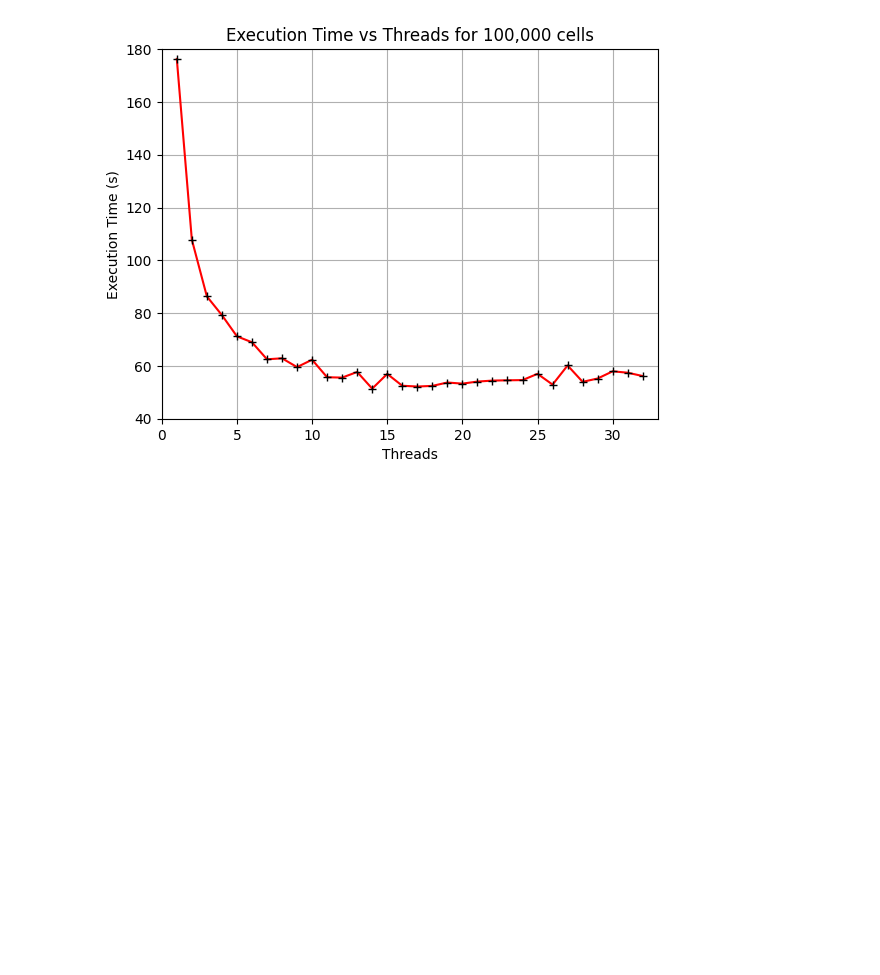
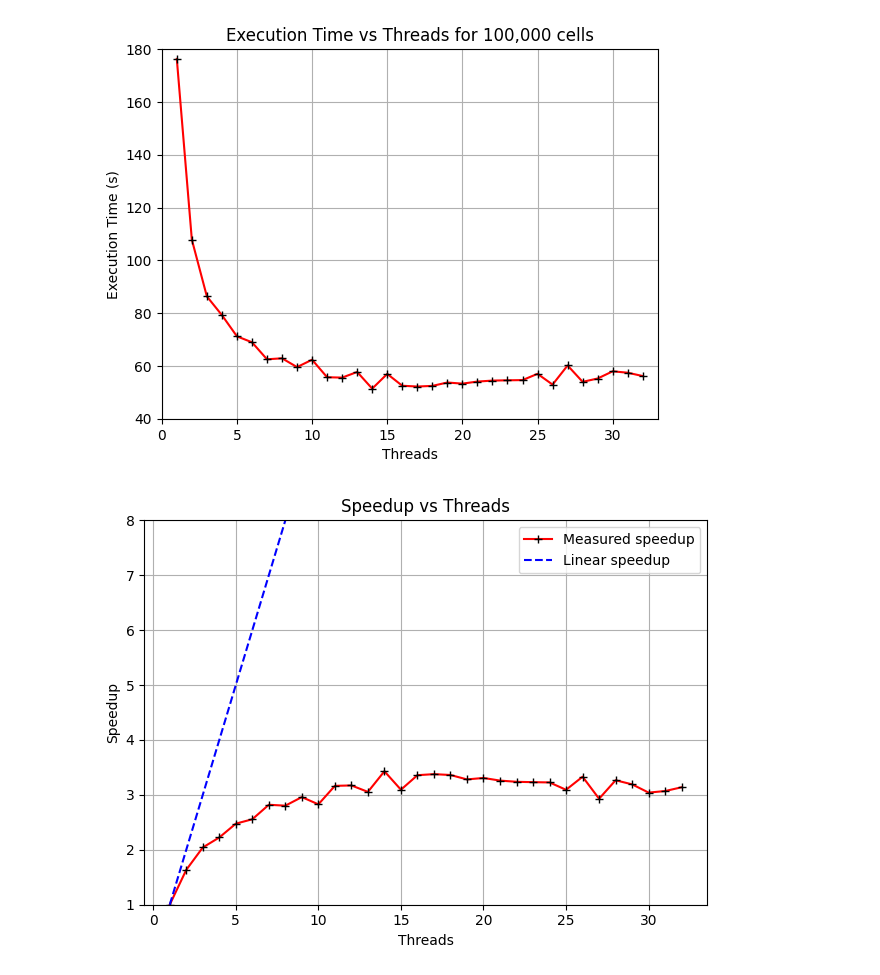
Before and after one commit to HenryCarr98/AWEgas, a Jupyter notebook: Analysis/Analysis.ipynb, the cells around one changed output. Drawn from its saved outputs; the diff is of its cells as text; code cells hidden in the pictures; blank space fills up the shorter version.

```diff
--- a/Analysis/Analysis.ipynb
+++ b/Analysis/Analysis.ipynb
@@ -61,3 +61,27 @@ plt.grid(True)
 # plt.savefig(out_file, dpi=375)
 # %% [output]
 [figure]
+# %%
+
+# Serial time (1 thread)
+T1 = df.loc[df['threads'] == 1, 'execution_time_sec'].iloc[0]
+# Extract threads and execution times
+threads = df['threads']
+times = df['execution_time_sec']
+# Compute speedup
+df['speedup'] = T1 / times
+
+# Plot speedup
+plt.plot(df['threads'], df['speedup'],  marker="+", linestyle="-", color="red",markeredgecolor="k", label='Measured speedup')  # Red color for markers
+plt.plot(df['threads'], df['threads'], linestyle='--', color='blue', label='Linear speedup')
+
+plt.xlabel("Threads")
+plt.ylabel("Speedup")
+plt.title("Speedup vs Threads")
+plt.legend()
+plt.grid(True)
+plt.tight_layout()
+plt.ylim([1,8])
+plt.show()
+# %% [output]
+[figure, added]
```
Also changed, not shown: parts of 3 cells of this notebook.
